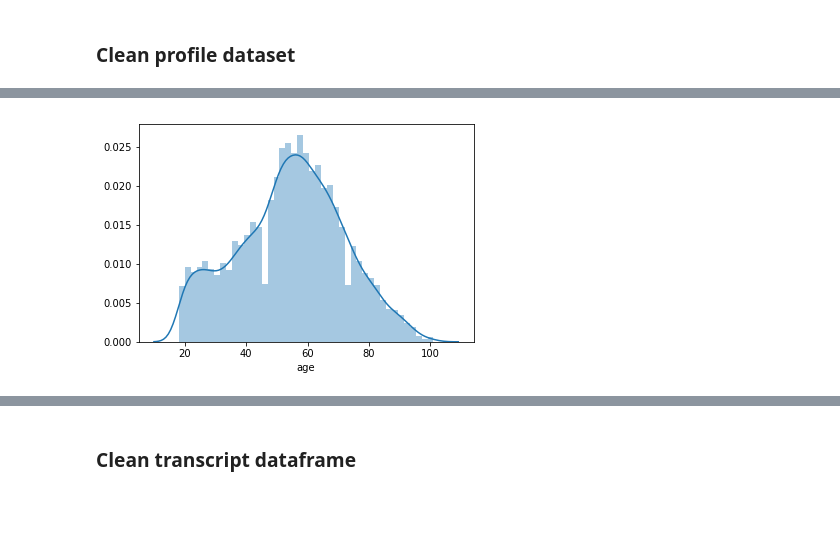
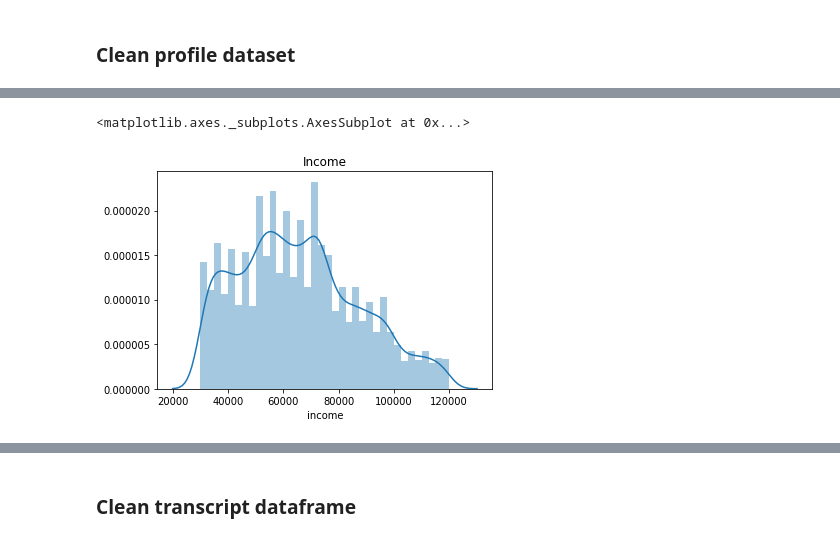
Before and after one commit to leedah/starbucks, a Jupyter notebook: Starbucks_Capstone_notebook.ipynb, the cells around one changed output, grey strips where cells are left out. Drawn from its saved outputs; the diff is of its cells as text; code cells hidden in the pictures; blank space fills up the shorter version.

```diff
--- a/Starbucks_Capstone_notebook.ipynb
+++ b/Starbucks_Capstone_notebook.ipynb
@@ -212,5 +213,6 @@ profile = profile[profile.age < 118].reset_index(drop=True)
 
 # Replace dates of on profile df with datetime values
 profile.became_member_on = pd.to_datetime(profile.became_member_on, format = '%Y%m%d')
+profile = profile.rename(columns={"id": "person_id"})
 profile.head()
 # %% [output]
@@ -232,4 +242,6 @@ dtype: int64
 # %%
-ax = sns.distplot(profile['age'])
+plt.title('Income')
+sns.distplot(profile['income'])
 # %% [output]
+<matplotlib.axes._subplots.AxesSubplot at 0x...>
-[figure, old version]
+[figure, new version]
```
Also changed, not shown: parts of 23 cells of this notebook.
